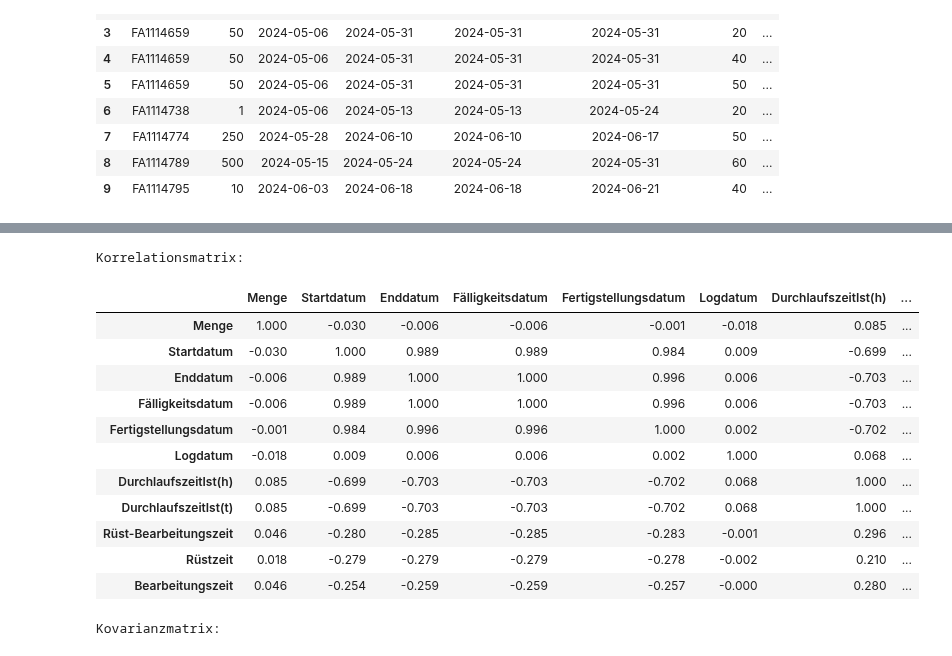
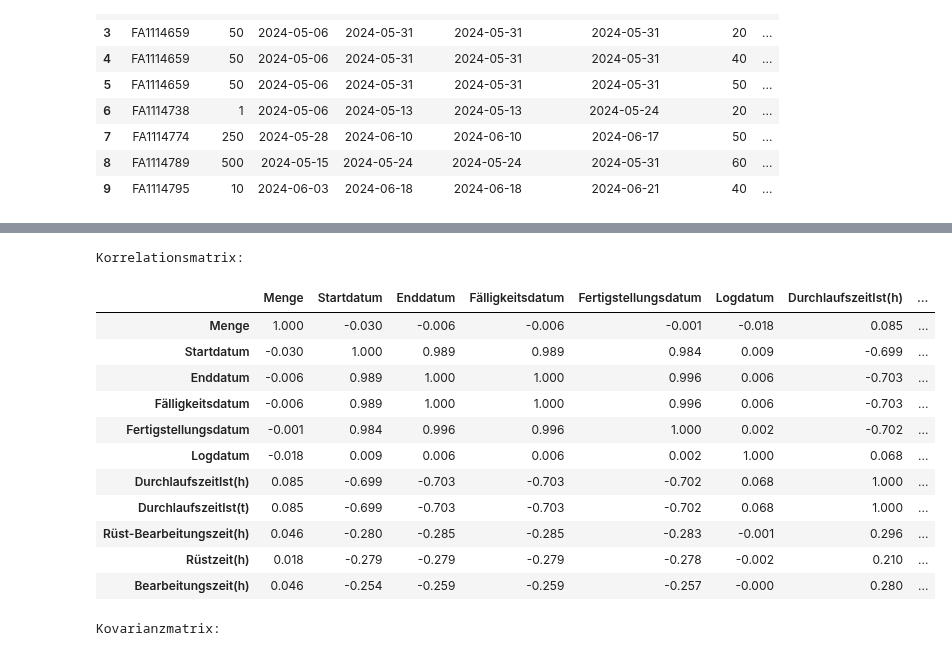
Before and after one commit to nefcheff/BA, a Jupyter notebook: syntheticData/dataMerge.ipynb, the cells around one changed output, grey strips where cells are left out. Cells and saved outputs as stored; diff of their text form; code cells hidden in the pictures.

```diff
--- a/syntheticData/dataMerge.ipynb
+++ b/syntheticData/dataMerge.ipynb
@@ -61,9 +61,9 @@ df_merged.rename(columns={
     'EntryDate' : 'Logdatum',
     'Durchlauf Zeit (h)' : 'DurchlaufszeitIst(h)',
     'Durchlauf Zeit (t)' : 'DurchlaufszeitIst(t)',
-    'Setup And Runtime Zeit (h)' : 'Rüst-Bearbeitungszeit',
-    'Setup Zeit(h)' : 'Rüstzeit',
-    'Run Zeit(h)' : 'Bearbeitungszeit'
+    'Setup And Runtime Zeit (h)' : 'Rüst-Bearbeitungszeit(h)',
+    'Setup Zeit(h)' : 'Rüstzeit(h)',
+    'Run Zeit(h)' : 'Bearbeitungszeit(h)'
 }, inplace=True)
 
 display(df_merged.head(10))
@@ -114,39 +114,39 @@ dtype: int64
 # %%
 cols_merged = [
     'Menge',
     'Startdatum',
     'Enddatum',
     'Fälligkeitsdatum',
     'Fertigstellungsdatum',
     'Logdatum',
     'DurchlaufszeitIst(h)',
     'DurchlaufszeitIst(t)',
-    'Rüst-Bearbeitungszeit',
-    'Rüstzeit',
-    'Bearbeitungszeit'
+    'Rüst-Bearbeitungszeit(h)',
+    'Rüstzeit(h)',
+    'Bearbeitungszeit(h)'
 ]
 
 corr_matrix = df_merged[cols_merged].corr()
 cov_matrix  = df_merged[cols_merged].cov()
 
 print("Korrelationsmatrix:")
 display(corr_matrix.round(3))
 print("\nKovarianzmatrix:")
 display(cov_matrix.round(3))
 # %% [output]
 Korrelationsmatrix:
 |  | Menge | Startdatum | Enddatum | Fälligkeitsdatum | Fertigstellungsdatum | Logdatum | DurchlaufszeitIst(h) | ... |
 | Menge | 1.000 | -0.030 | -0.006 | -0.006 | -0.001 | -0.018 | 0.085 | ... |
 | Startdatum | -0.030 | 1.000 | 0.989 | 0.989 | 0.984 | 0.009 | -0.699 | ... |
 | Enddatum | -0.006 | 0.989 | 1.000 | 1.000 | 0.996 | 0.006 | -0.703 | ... |
 | Fälligkeitsdatum | -0.006 | 0.989 | 1.000 | 1.000 | 0.996 | 0.006 | -0.703 | ... |
 | Fertigstellungsdatum | -0.001 | 0.984 | 0.996 | 0.996 | 1.000 | 0.002 | -0.702 | ... |
 | Logdatum | -0.018 | 0.009 | 0.006 | 0.006 | 0.002 | 1.000 | 0.068 | ... |
 | DurchlaufszeitIst(h) | 0.085 | -0.699 | -0.703 | -0.703 | -0.702 | 0.068 | 1.000 | ... |
 | DurchlaufszeitIst(t) | 0.085 | -0.699 | -0.703 | -0.703 | -0.702 | 0.068 | 1.000 | ... |
-| Rüst-Bearbeitungszeit | 0.046 | -0.280 | -0.285 | -0.285 | -0.283 | -0.001 | 0.296 | ... |
-| Rüstzeit | 0.018 | -0.279 | -0.279 | -0.279 | -0.278 | -0.002 | 0.210 | ... |
-| Bearbeitungszeit | 0.046 | -0.254 | -0.259 | -0.259 | -0.257 | -0.000 | 0.280 | ... |
+| Rüst-Bearbeitungszeit(h) | 0.046 | -0.280 | -0.285 | -0.285 | -0.283 | -0.001 | 0.296 | ... |
+| Rüstzeit(h) | 0.018 | -0.279 | -0.279 | -0.279 | -0.278 | -0.002 | 0.210 | ... |
+| Bearbeitungszeit(h) | 0.046 | -0.254 | -0.259 | -0.259 | -0.257 | -0.000 | 0.280 | ... |
 Kovarianzmatrix:
 |  | Menge | Startdatum | Enddatum | Fälligkeitsdatum | Fertigstellungsdatum | Logdatum | DurchlaufszeitIst(h) | ... |
 | Menge | 4.226543e+03 | -1.710795e+16 | -3.685570e+15 | -3.622180e+15 | -7.055746e+14 | -1.053319e+16 | 1.021820e+02 | ... |
```
Also changed, not shown: parts of 2 cells of this notebook, 10 other files.
